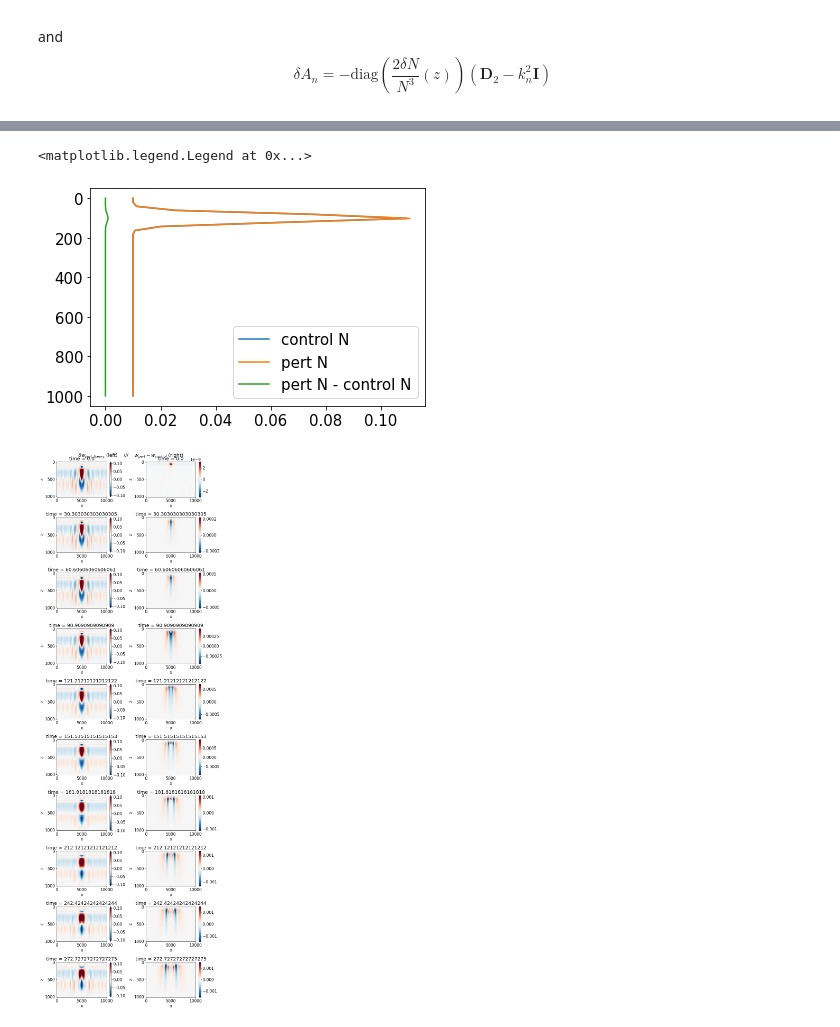
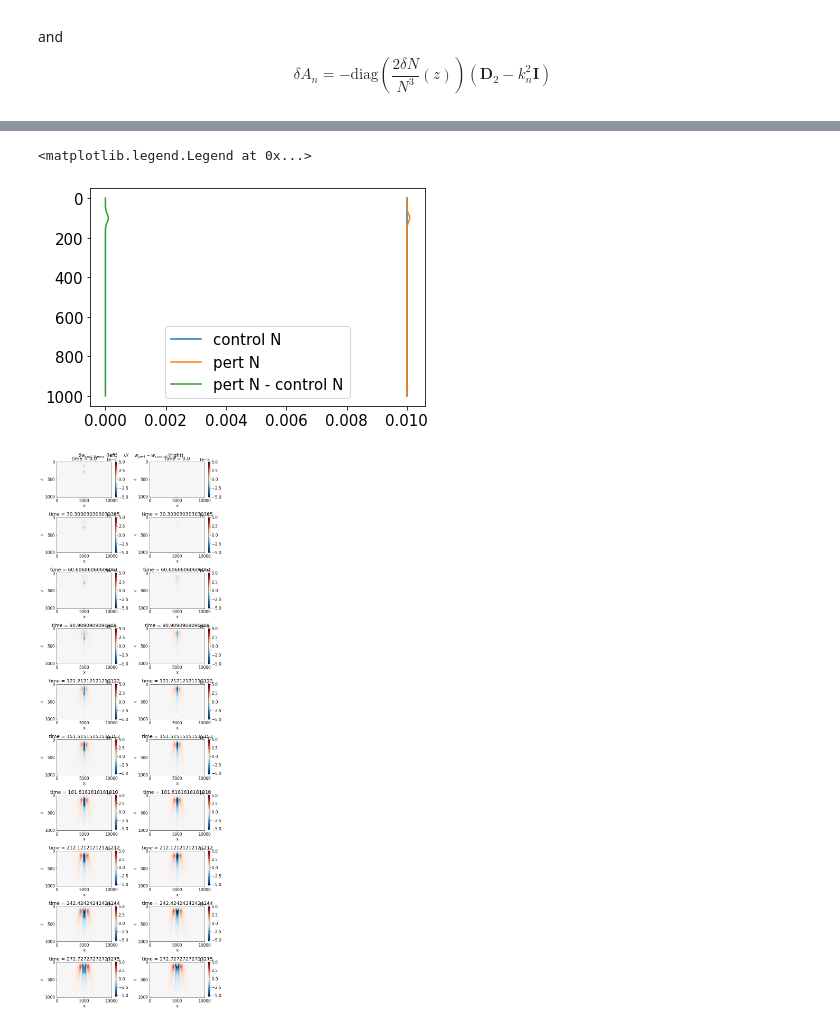
Before and after one commit to qnicolas/IWTomography, a Jupyter notebook: tomo2D.ipynb, the cells around one changed output, grey strips where cells are left out. Drawn from its saved outputs; the diff is of its cells as text; code cells hidden in the pictures.

```diff
--- a/tomo2D.ipynb
+++ b/tomo2D.ipynb
@@ -72,8 +72,8 @@ class InternalWaveEquation:
         return np.exp(-(z-z0)**2/2/zwidth**2-(x-x0)**2/2/xwidth**2)
 
     def N(self,z):
-        # return 0.01*z**0
-        return 0.01 + np.exp(-((z-self.z0)**2)/(2*self.sigma_z**2))*0.1
+        return 0.01*z**0
+        #return 0.01 + np.exp(-((z-self.z0)**2)/(2*self.sigma_z**2))*0.01
 
     def An(self,k):
         D2 = make_D_fornberg(self.Z,2,npoints=5)
@@ -119,11 +119,13 @@ class InternalWaveEquation:
     def integrate(self):
         %time self.set_all_eigenmodes()
         what = 1j*np.zeros((self.N_x,self.N_z,self.N_t))
+        self.Cn = []
         for ik,k in enumerate(self.K):
             if ik == 0:
                 continue
             # Get mode coefficients
             Cn = np.dot(self.vtildes[ik],self.w0hat(ik))
+            self.Cn.append(Cn)
             # define evaluation points for the nonuniform inverse fft
             fk = self.omegas[ik]*self.dt/2/np.pi
 
@@ -132,7 +134,7 @@ class InternalWaveEquation:
                 #what[ik,iz,0] =  (Cn*self.wtildes[ik,:,iz]).sum()
                 what[ik,iz] =  nfft.nfft_adjoint(-fk, Cn/2*self.wtildes[ik,:,iz]*np.exp(-2*np.pi*1j*(self.N_t//2)*fk), self.N_t)
                 what[ik,iz]+=  nfft.nfft_adjoint( fk, Cn/2*self.wtildes[ik,:,iz]*np.exp( 2*np.pi*1j*(self.N_t//2)*fk), self.N_t)
-
+        self.Cn=np.array(self.Cn)
         # Perform the inverse fft in x
         self.w = xr.DataArray(np.real(np.fft.ifft(what,axis=0)),coords={'x':self.X,'z':self.Z,'time':self.T},dims=['x','z','time'])
         self.w_init = xr.DataArray(self.I(self.X[:,None],self.Z[None,:]),coords={'x':self.X,'z':self.Z},dims=['x','z'])
@@ -168,11 +170,11 @@ class PerturbationVelocity:
         return np.exp(-(z-z0)**2/2/zwidth**2-(x-x0)**2/2/xwidth**2)
 
     def N(self,z):
-        # return 0.01*z**0
-        return 0.01 + np.exp(-((z-self.z0)**2)/(2*self.sigma_z**2))*0.1
+        return 0.01*z**0
+        #return 0.01 + np.exp(-((z-self.z0)**2)/(2*self.sigma_z**2))*0.01
 
     def deltaN(self,z):
-        return np.exp(-((z-self.z0)**2)/(2*self.sigma_z**2))*0.001
+        return np.exp(-((z-self.z0)**2)/(2*self.sigma_z**2))*1e-4
 
     def eigenmodes(self,k):
         """Compute the eigenmodes w_tilde_kn and associated eigenvalues. Could be sped up with sparse matrices & selecting leading vertical modes only"""
@@ -223,7 +225,7 @@ class PerturbationVelocity:
         lambdas[l]=0 # dummy value to avoid dividing by 0
         fact= np.ones(self.N_z-2)
         fact[l]=0
-        return (fact[:,None]* np.dot( np.dot(self.wtildes[ik],deltaAn) , self.wtildes[ik,l] )[:,None] /(self.lambdas[ik,l]-lambdas)[:,None]*self.wtildes[ik]).sum(axis=0)
+        return ( (fact * np.dot( np.dot(self.wtildes[ik],deltaAn) , self.wtildes[ik,l] ) /(self.lambdas[ik,l]-lambdas))[:,None]*self.wtildes[ik]).sum(axis=0)
 
     def deltavtilde(self,ik,l,deltaAn):
         lambdas = self.lambdas[ik].copy()
@@ -238,6 +240,7 @@ class PerturbationVelocity:
     def compute_deltaw(self):
         %time self.set_all_eigenmodes()
         deltawhat = 1j*np.zeros((self.N_x,self.N_z,self.N_t))
+        self.deltaCn=[]
         for ik,k in enumerate(self.K):
             if ik == 0:
                 continue
@@ -248,7 +251,7 @@ class PerturbationVelocity:
             deltaCn = np.array([np.dot(self.deltavtilde(ik,l,deltaAn_),self.w0hat(ik)) for l in range(self.N_z-2)])
             deltawntildes = np.array([self.deltawtilde(ik,l,deltaAn_) for l in range(self.N_z-2)])
             deltaomegans = np.array([self.deltaomega(ik,l,deltaAn_) for l in range(self.N_z-2)])
-
+            self.deltaCn.append(deltaCn)
             # define evaluation points for the nonuniform inverse fft and temporal phase shift coefficients
             fk = self.omegas[ik]*self.dt/2/np.pi
             phase_shift_minus = np.exp(-2*np.pi*1j*(self.N_t//2)*fk)
@@ -265,6 +268,6 @@ class PerturbationVelocity:
         self.deltaw = xr.DataArray(np.real(np.fft.ifft(deltawhat,axis=0)),coords={'x':self.X,'z':self.Z,'time':self.T},dims=['x','z','time'])
 # %%
 # Compute delta w using perturbation theory
-pvel = PerturbationVelocity(Lt=3000,Nt=100,Nx=100,Nz=50)
+pvel = PerturbationVelocity(Lt=3000,Nt=100,Nx=100,Nz=80)
 %time pvel.compute_deltaw()
 # %% [output]
@@ -275,10 +278,10 @@ Wall time: 10.1 s
 # %%
 # Compute actual delta w
 
-iwave = InternalWaveEquation(Lt=3000,Nt=100,Nx=100,Nz=50)
+iwave = InternalWaveEquation(Lt=3000,Nt=100,Nx=100,Nz=80)
 
-iwave_pert = InternalWaveEquation(Lt=3000,Nt=100,Nx=100,Nz=50)
-iwave_pert.N = lambda z:0.01 + np.exp(-((z-iwave_pert.z0)**2)/(2*iwave_pert.sigma_z**2))*0.1 + np.exp(-((z-iwave_pert.z0)**2)/(2*iwave_pert.sigma_z**2))*0.001
+iwave_pert = InternalWaveEquation(Lt=3000,Nt=100,Nx=100,Nz=80)
+iwave_pert.N = lambda z:0.01 + np.exp(-((z-iwave_pert.z0)**2)/(2*iwave_pert.sigma_z**2))*1e-4
 
 iwave.integrate()
 iwave_pert.integrate()
@@ -392,15 +429,15 @@ plt.gca().invert_yaxis()
 plt.legend()
 # %% [output]
 <matplotlib.legend.Legend at 0x...>
-[figure, old version]
+[figure, new version]
 # %%
 fig,ax=plt.subplots(10,2,figsize=(10,30))
-scale=0.1
+scale=5e-5
 for t in range(10):
     (pvel.deltaw.isel(time=t)).plot(ax=ax[t,0],y='z',yincrease=False,vmin=-scale,vmax=scale,cmap=plt.cm.RdBu_r)
-    (iwave_pert.w.isel(time=t)-iwave.w.isel(time=t)).plot(ax=ax[t,1],y='z',yincrease=False,cmap=plt.cm.RdBu_r)
+    (iwave_pert.w.isel(time=t)-iwave.w.isel(time=t)).plot(ax=ax[t,1],y='z',yincrease=False,vmin=-scale,vmax=scale,cmap=plt.cm.RdBu_r)
 
 fig.suptitle(r"$\delta w_{pert. theory}$ (left)    ///    $w_{pert}-w_{control}$ (right)")
 fig.tight_layout()
 # %% [output]
-[figure, old version]
+[figure, new version]
```
Also changed, not shown: parts of 12 cells of this notebook.
